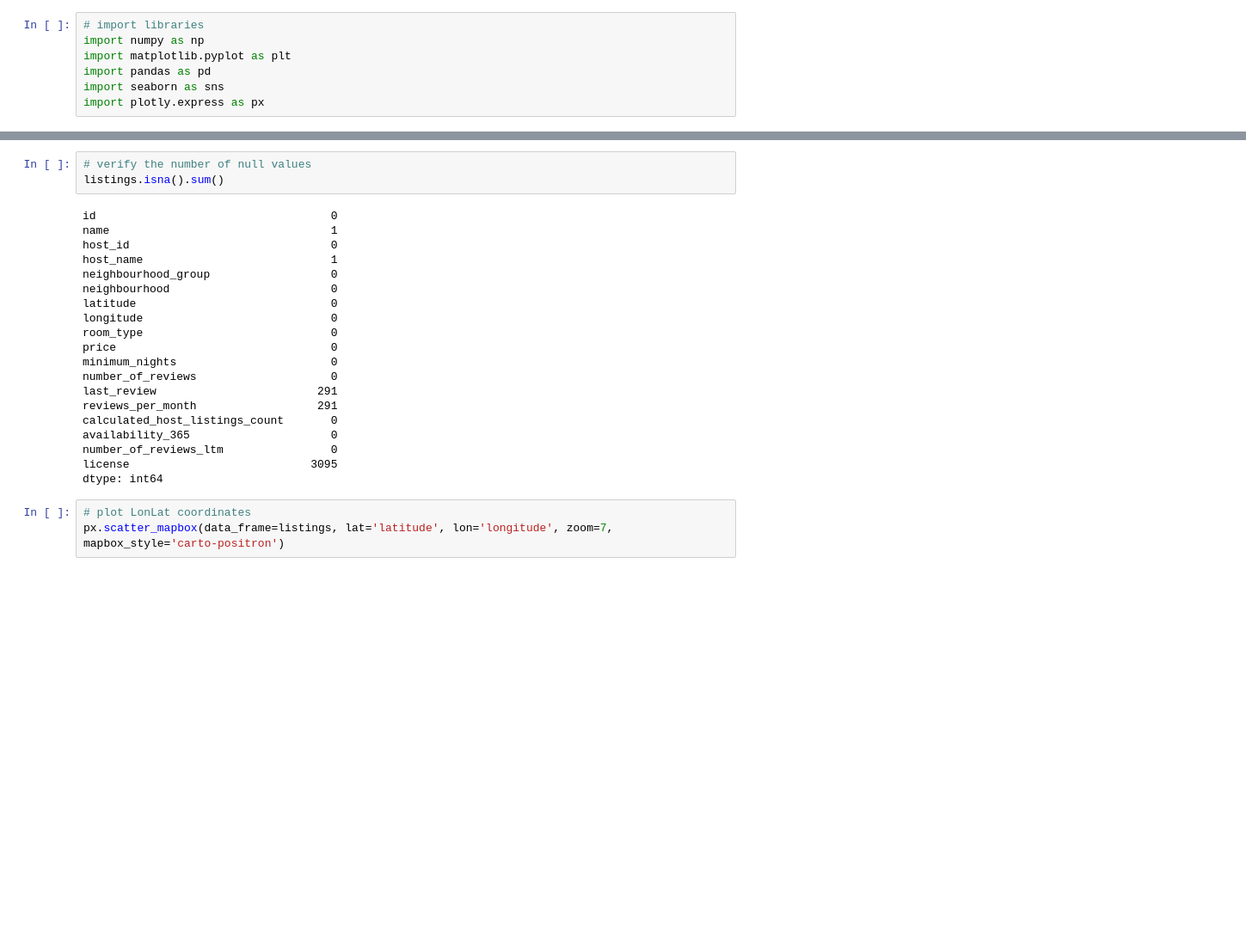
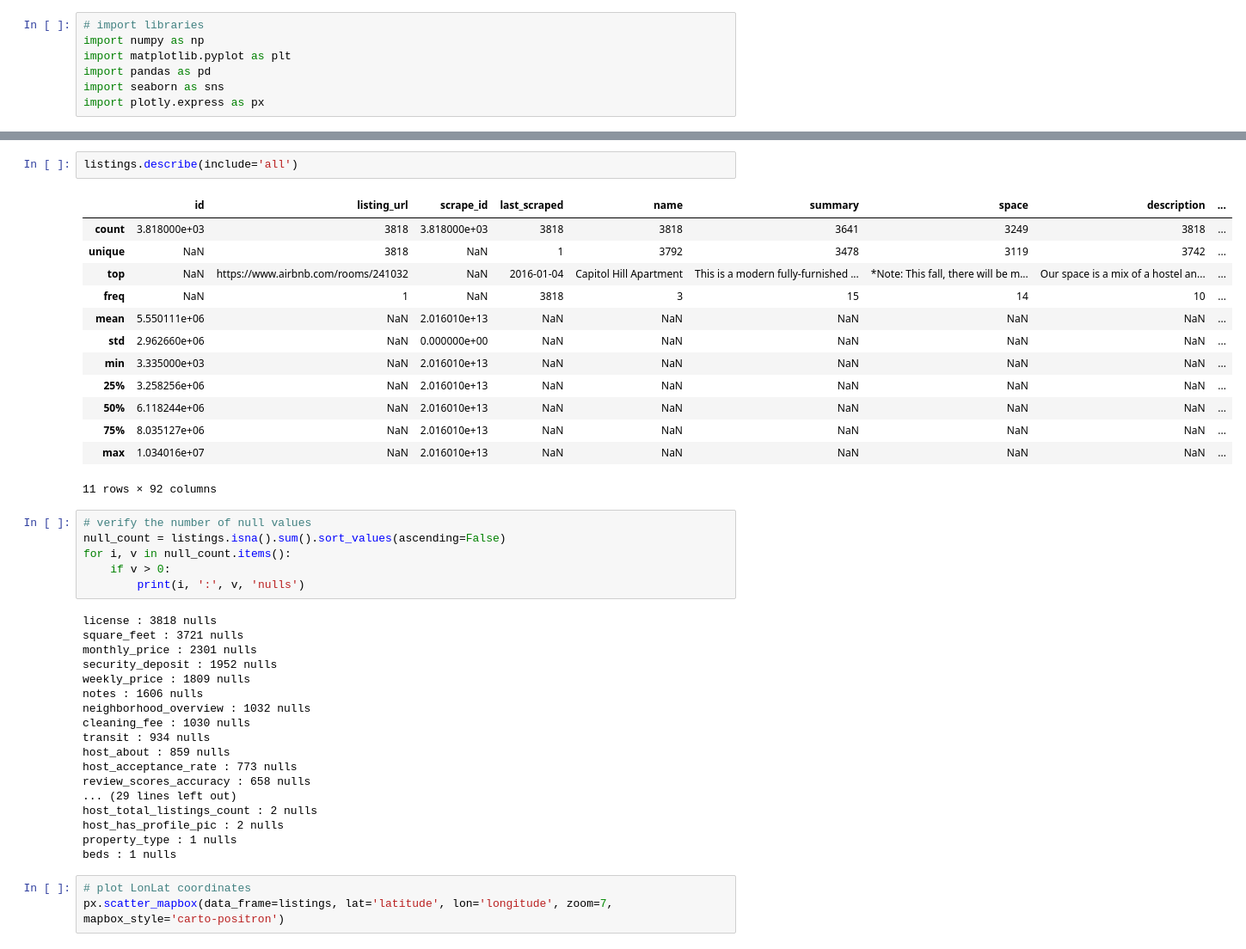
Before and after one commit to julionovoa/airbnb-seattle, a Jupyter notebook: airbnb-seattle.ipynb, the cells around one changed output, grey strips where cells are left out. Shown at 86% size. Drawn from its saved outputs; the diff is of its cells as text; blank space fills up the shorter version.

```diff
--- a/airbnb-victoria.ipynb
+++ b/airbnb-seattle.ipynb
@@ -23,26 +24,43 @@ listings.head()
+# %%
+listings.describe(include='all')
+# %% [output]
+|  | id | listing_url | scrape_id | last_scraped | name | summary | space | description | ... |
+| count | 3.818000e+03 | 3818 | 3.818000e+03 | 3818 | 3818 | 3641 | 3249 | 3818 | ... |
+| unique | NaN | 3818 | NaN | 1 | 3792 | 3478 | 3119 | 3742 | ... |
+| top | NaN | https://www.airbnb.com/rooms/241032 | NaN | 2016-01-04 | Capitol Hill Apartment | This is a modern fully-furnished ... | *Note: This fall, there will be m... | Our space is a mix of a hostel an... | ... |
+| freq | NaN | 1 | NaN | 3818 | 3 | 15 | 14 | 10 | ... |
+| mean | 5.550111e+06 | NaN | 2.016010e+13 | NaN | NaN | NaN | NaN | NaN | ... |
+| std | 2.962660e+06 | NaN | 0.000000e+00 | NaN | NaN | NaN | NaN | NaN | ... |
+| min | 3.335000e+03 | NaN | 2.016010e+13 | NaN | NaN | NaN | NaN | NaN | ... |
+| 25% | 3.258256e+06 | NaN | 2.016010e+13 | NaN | NaN | NaN | NaN | NaN | ... |
+| 50% | 6.118244e+06 | NaN | 2.016010e+13 | NaN | NaN | NaN | NaN | NaN | ... |
+| 75% | 8.035127e+06 | NaN | 2.016010e+13 | NaN | NaN | NaN | NaN | NaN | ... |
+| max | 1.034016e+07 | NaN | 2.016010e+13 | NaN | NaN | NaN | NaN | NaN | ... |
+11 rows × 92 columns
 # %%
 # verify the number of null values
-listings.isna().sum()
+null_count = listings.isna().sum().sort_values(ascending=False)
+for i, v in null_count.items():
+    if v > 0:
+        print(i, ':', v, 'nulls')
 # %% [output]
-id                                   0
-name                                 1
-host_id                              0
-host_name                            1
-neighbourhood_group                  0
-neighbourhood                        0
-latitude                             0
-longitude                            0
-room_type                            0
-price                                0
-minimum_nights                       0
-number_of_reviews                    0
-last_review                        291
-reviews_per_month                  291
-calculated_host_listings_count       0
-availability_365                     0
-number_of_reviews_ltm                0
-license                           3095
-dtype: int64
+license : 3818 nulls
+square_feet : 3721 nulls
+monthly_price : 2301 nulls
+security_deposit : 1952 nulls
+weekly_price : 1809 nulls
+notes : 1606 nulls
+neighborhood_overview : 1032 nulls
+cleaning_fee : 1030 nulls
+transit : 934 nulls
+host_about : 859 nulls
+host_acceptance_rate : 773 nulls
+review_scores_accuracy : 658 nulls
+... (29 lines left out)
+host_total_listings_count : 2 nulls
+host_has_profile_pic : 2 nulls
+property_type : 1 nulls
+beds : 1 nulls
 # %%
 # plot LonLat coordinates
 px.scatter_mapbox(data_frame=listings, lat='latitude', lon='longitude', zoom=7, mapbox_style='carto-positron')
```
Also changed, not shown: parts of 3 cells of this notebook.
